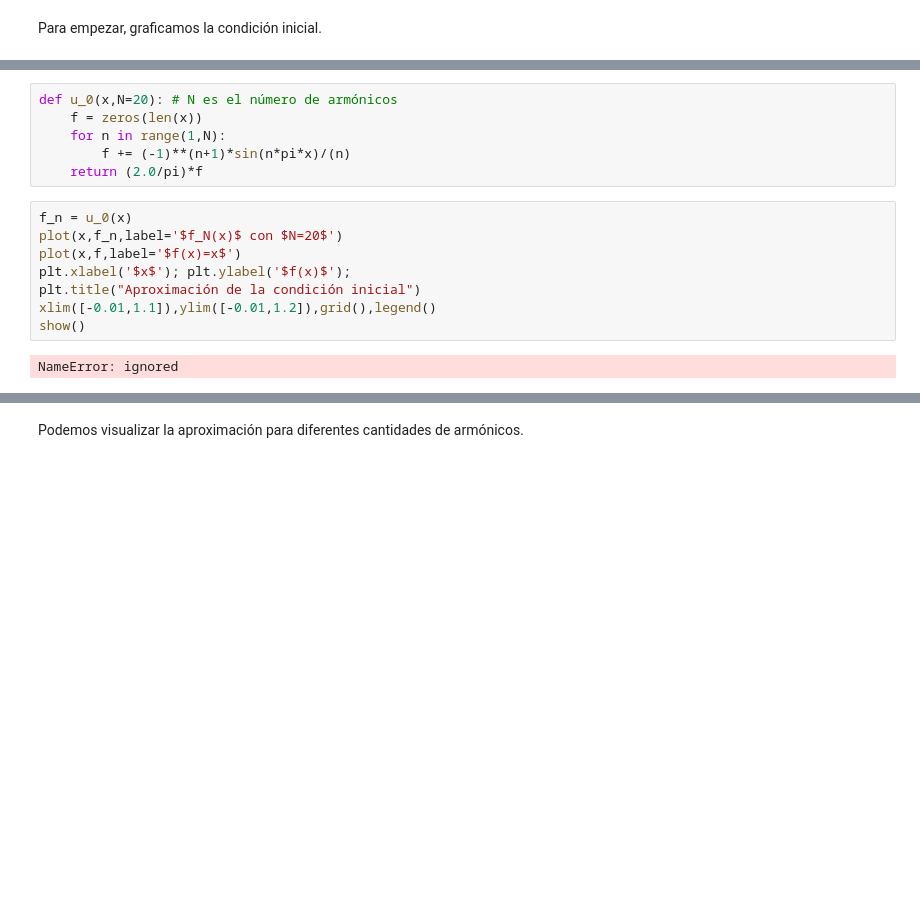
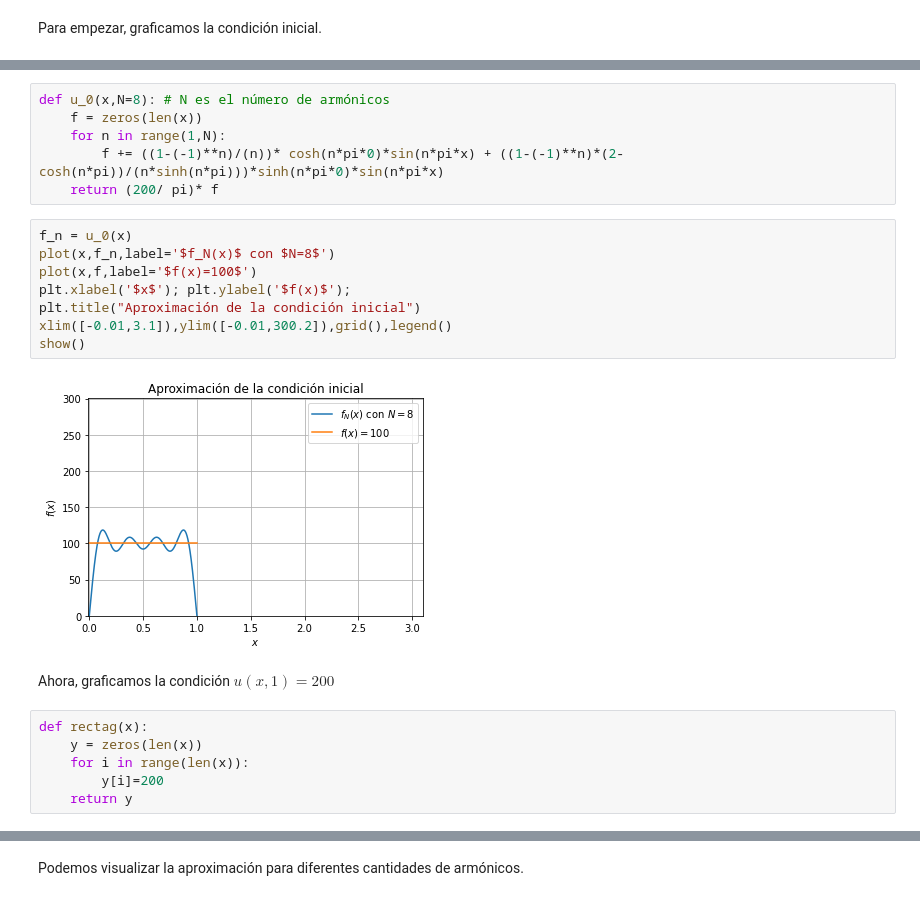
Before and after one commit to VianeyGuzmanG/EDPI, a Jupyter notebook: Notebooks/Ecuacion de calor.ipynb, the cells around one changed output, grey strips where cells are left out. Saved outputs shown, nothing was run; the diff lists cells and outputs as text; blank space fills up the shorter version.

```diff
--- a/Notebooks/Ecuacion de calor.ipynb
+++ b/Notebooks/Ecuacion de calor.ipynb
@@ -39,16 +37,24 @@ Usamos una serie de Fourier para aproximar la condición inicial $u(x,0)=f(x)=x$
 # %%
-def u_0(x,N=20): # N es el número de armónicos
+def u_0(x,N=8): # N es el número de armónicos
     f = zeros(len(x))
     for n in range(1,N):
-        f += (-1)**(n+1)*sin(n*pi*x)/(n)
-    return (2.0/pi)*f
+        f += ((1-(-1)**n)/(n))* cosh(n*pi*0)*sin(n*pi*x) + ((1-(-1)**n)*(2-cosh(n*pi))/(n*sinh(n*pi)))*sinh(n*pi*0)*sin(n*pi*x)
+    return (200/ pi)* f
 # %%
 f_n = u_0(x)
-plot(x,f_n,label='$f_N(x)$ con $N=20$')
-plot(x,f,label='$f(x)=x$')
+plot(x,f_n,label='$f_N(x)$ con $N=8$')
+plot(x,f,label='$f(x)=100$')
 plt.xlabel('$x$'); plt.ylabel('$f(x)$');
 plt.title("Aproximación de la condición inicial")
-xlim([-0.01,1.1]),ylim([-0.01,1.2]),grid(),legend()
+xlim([-0.01,3.1]),ylim([-0.01,300.2]),grid(),legend()
 show()
 # %% [output]
-NameError: ignored
+[figure, added]
+# %% [markdown]
+Ahora, graficamos la condición $u(x,1)=200$
+# %%
+def rectag(x):
+    y = zeros(len(x))
+    for i in range(len(x)):
+        y[i]=200
+    return y
```
Also changed, not shown: parts of 21 cells of this notebook.
